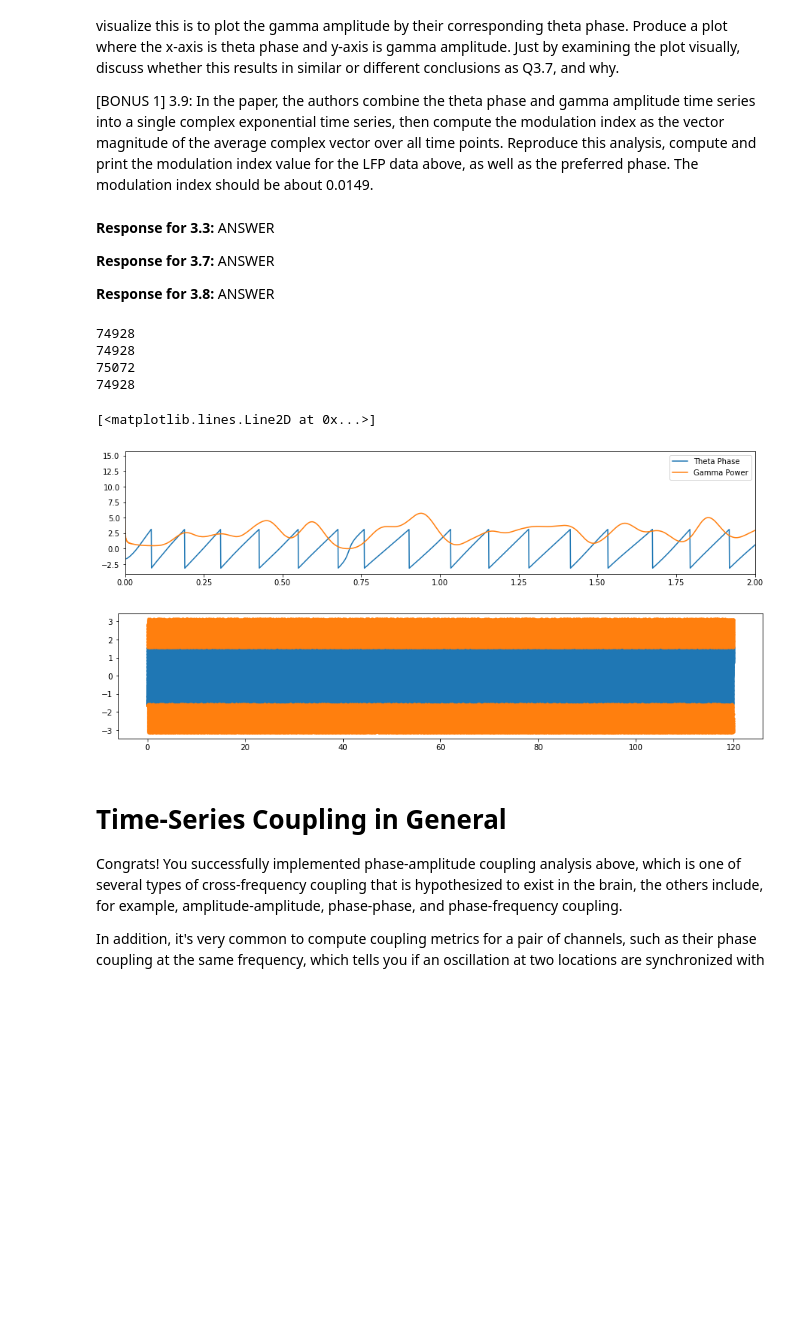
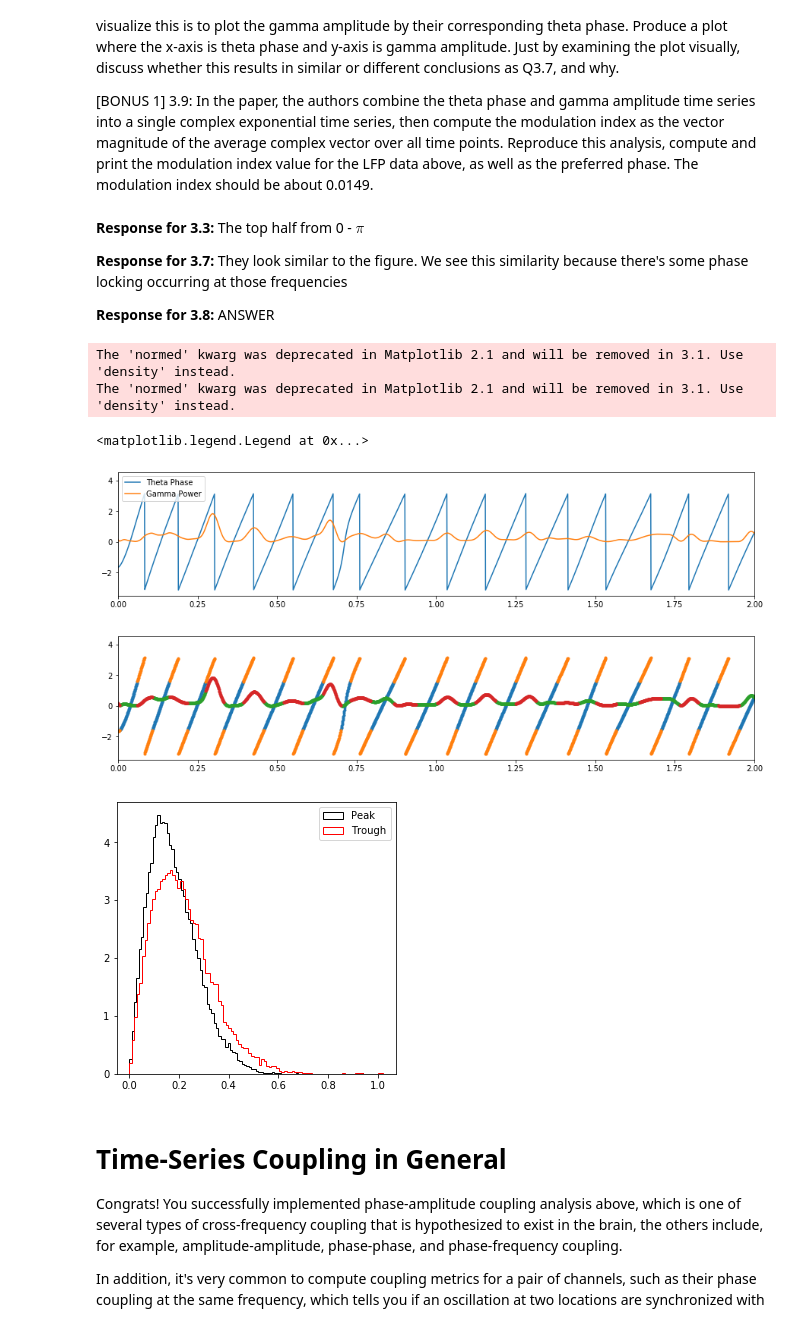
Before and after one commit to dylew898/COGS118C, a Jupyter notebook: Assignments/A4-HilbertLFPSpike.ipynb, the cells around one changed output. Saved outputs shown, nothing was run; the diff lists cells and outputs as text; code cells hidden in the pictures; blank space fills up the shorter version.

```diff
--- a/Assignments/A4-HilbertLFPSpike.ipynb
+++ b/Assignments/A4-HilbertLFPSpike.ipynb
@@ -93,21 +93,21 @@ The Hilbert transform, as implemented in `scipy.signal`, takes the FFT of the si
 # %% [markdown]
 **Response for 1.4:** e^(i2$\pi$kn/N)
 # %%
-complex_sine = np.exp(1j*2*np.pi*f_sin*t+offset)
+complex_sine = np.exp( 1j * (2*np.pi*f_sin*t+offset ) )
 
 plt.figure(figsize=(15,9))
 plt.subplot(3,1,1)
 # plot the real and imag component of complex_sine
-plt.plot(t,complex_sine.real, 'o')
-plt.plot(t,complex_sine.imag, 'o')
+plt.plot(t,complex_sine.real, '-')
+plt.plot(t,complex_sine.imag, '-')
 plt.xlim([0,1])
 
 # call signal.hilbert and plot the real and imag component of x_a
 x_a = signal.hilbert(complex_sine.real)
 plt.subplot(3,1,2)
 # plot real and im component of x_a
-plt.plot(t,x_a.real, 'o')
-plt.plot(t,x_a.imag, 'o')
+plt.plot(t,x_a.real, '-')
+plt.plot(t,x_a.imag, '-')
 plt.xlim([0,1])
 
 def my_hilbert(signal):
@@ -122,8 +122,8 @@ plt.subplot(3,1,3)
 # call my_hilbert and plot the real and imag component of my_x_a
 my_x_a = my_hilbert(complex_sine)
 # plot real and im component of my_x_a
-plt.plot(t, my_x_a.real, 'o')
-plt.plot(t, my_x_a.imag, 'o')
+plt.plot(t, my_x_a.real, '-')
+plt.plot(t, my_x_a.imag, '-')
 plt.xlim([0,1])
 # %% [output]
 (0, 1)
@@ -239,56 +239,51 @@ There are often multiple oscillations present in a brain recording, at the same
 
 [BONUS 1] 3.9: In the paper, the authors combine the theta phase and gamma amplitude time series into a single complex exponential time series, then compute the modulation index as the vector magnitude of the average complex vector over all time points. Reproduce this analysis, compute and print the modulation index value for the LFP data above, as well as the preferred phase. The modulation index should be about 0.0149.
 # %% [markdown]
-**Response for 3.3:** ANSWER
+**Response for 3.3:** The top half from 0 - $\pi$
 
-**Response for 3.7:** ANSWER
+**Response for 3.7:** They look similar to the figure. We see this similarity because there's some phase locking occurring at those frequencies
 
 **Response for 3.8:** ANSWER
 # %%
 # compute gamma power and phase
-FIR_gamma = signal.firwin(numtaps=251, cutoff=[4, 10], fs=fs, pass_zero=False)
+FIR_gamma = signal.firwin(numtaps=251, cutoff=[30, 50], fs=fs, pass_zero=False)
 gamma_osc = np.convolve(lfp_short, FIR_gamma,mode="same")
 x_a_gamma = signal.hilbert(gamma_osc)
 gamma_power, gamma_phase = compute_power_phase(x_a_gamma)
 
 # plot theta phase and gamma power
 plt.figure(figsize=(15,3))
 plt.plot(t_short,theta_phase, '-',label='Theta Phase')
 plt.plot(t_short,(gamma_power*4), '-',label='Gamma Power')
 plt.xlim([0,2])
 plt.legend()
 
 peak_inds = np.where(np.logical_and(theta_phase>-np.pi/2, theta_phase<np.pi/2))[0]
 trough_inds = np.where(np.logical_or(theta_phase<-np.pi/2, theta_phase>np.pi/2))[0]
 
 plt.figure(figsize=(15,3))
 
-print(len(t_short[peak_inds]))
-print(len(peak_inds))
-print(len(trough_inds))
-print(len(theta_phase[peak_inds]))
-
 # plot the theta peak and trough phases
 plt.plot(t_short[peak_inds], theta_phase[peak_inds], '.')
 plt.plot(t_short[trough_inds], theta_phase[trough_inds], '.')
+plt.xlim([0,2])
 
 # plot the gamma power corresponding to theta peak and trough phases
-#plt.plot(t_short[], gamma_power[]*4, '.')
-#plt.plot(t_short[], gamma_power[]*4, '.')
+plt.plot(t_short[peak_inds], gamma_power[peak_inds]*4, '.')
+plt.plot(t_short[trough_inds], gamma_power[trough_inds]*4, '.')
 
-#plt.figure(figsize=(5,5))
+plt.figure(figsize=(5,5))
 # complete the function call to plot the histogram
-#plt.hist(_FILL_IN_YOUR_CODE_HERE, 100, color='k',normed=True, histtype='step', label='Peak');
-#plt.hist(_FILL_IN_YOUR_CODE_HERE, 100, color='r',normed=True, histtype='step', label='Trough');
-#plt.legend()
+plt.hist(np.sqrt(gamma_power[peak_inds]), 100, color='k',normed=True, histtype='step', label='Peak');
+plt.hist(np.sqrt(gamma_power[trough_inds]), 100, color='r',normed=True, histtype='step', label='Trough');
+plt.legend()
 # %% [output]
-74928
-74928
-75072
-74928
+The 'normed' kwarg was deprecated in Matplotlib 2.1 and will be removed in 3.1. Use 'density' instead.
+The 'normed' kwarg was deprecated in Matplotlib 2.1 and will be removed in 3.1. Use 'density' instead.
-[<matplotlib.lines.Line2D at 0x...>]
+<matplotlib.legend.Legend at 0x...>
-[figure, old version]
+[figure, new version]
-[figure, old version]
+[figure, new version]
+[figure, added]
 # %% [markdown]
 # Time-Series Coupling in General
 Congrats! You successfully implemented phase-amplitude coupling analysis above, which is one of several types of cross-frequency coupling that is hypothesized to exist in the brain, the others include, for example, amplitude-amplitude, phase-phase, and phase-frequency coupling.
```
Also changed, not shown: parts of 12 cells of this notebook.
